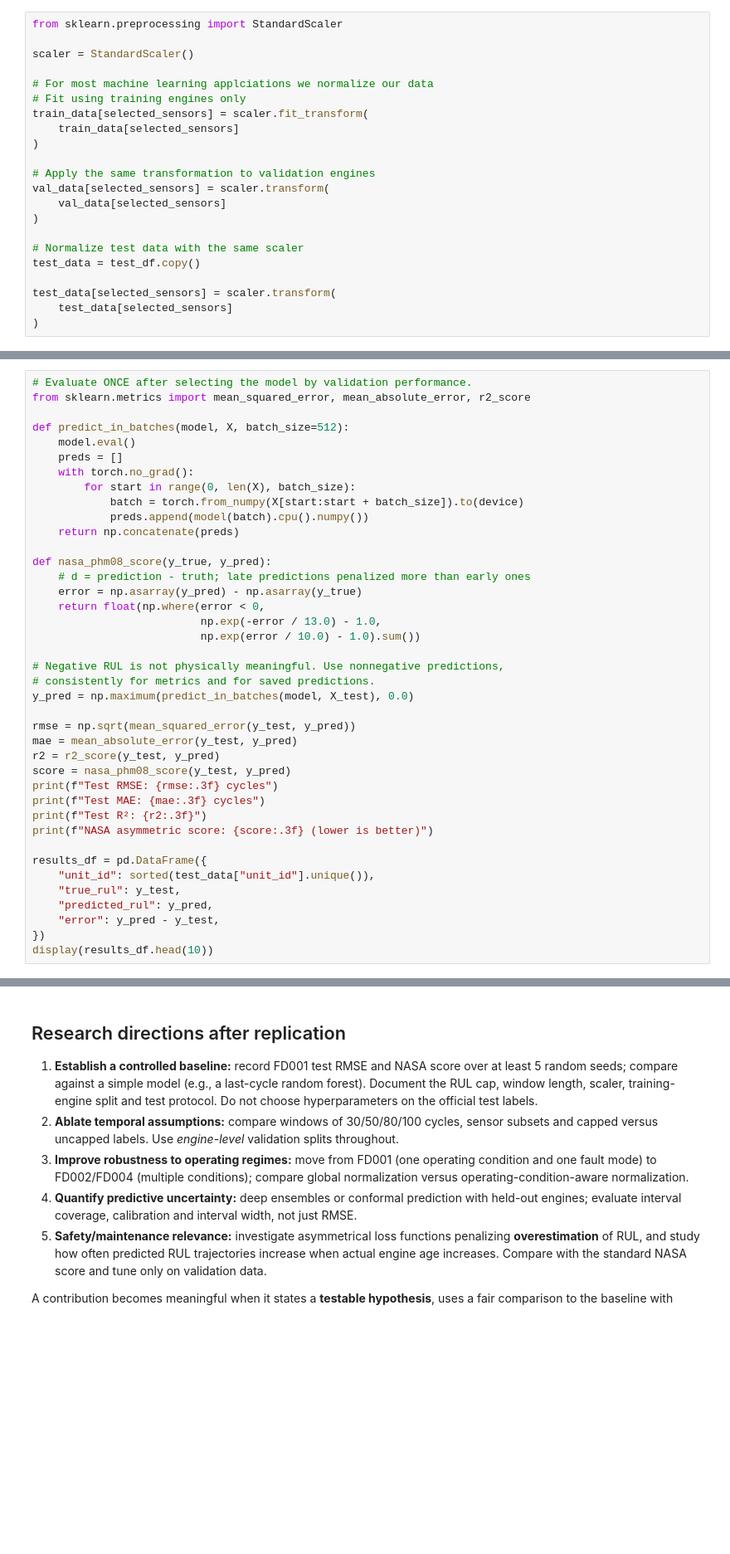
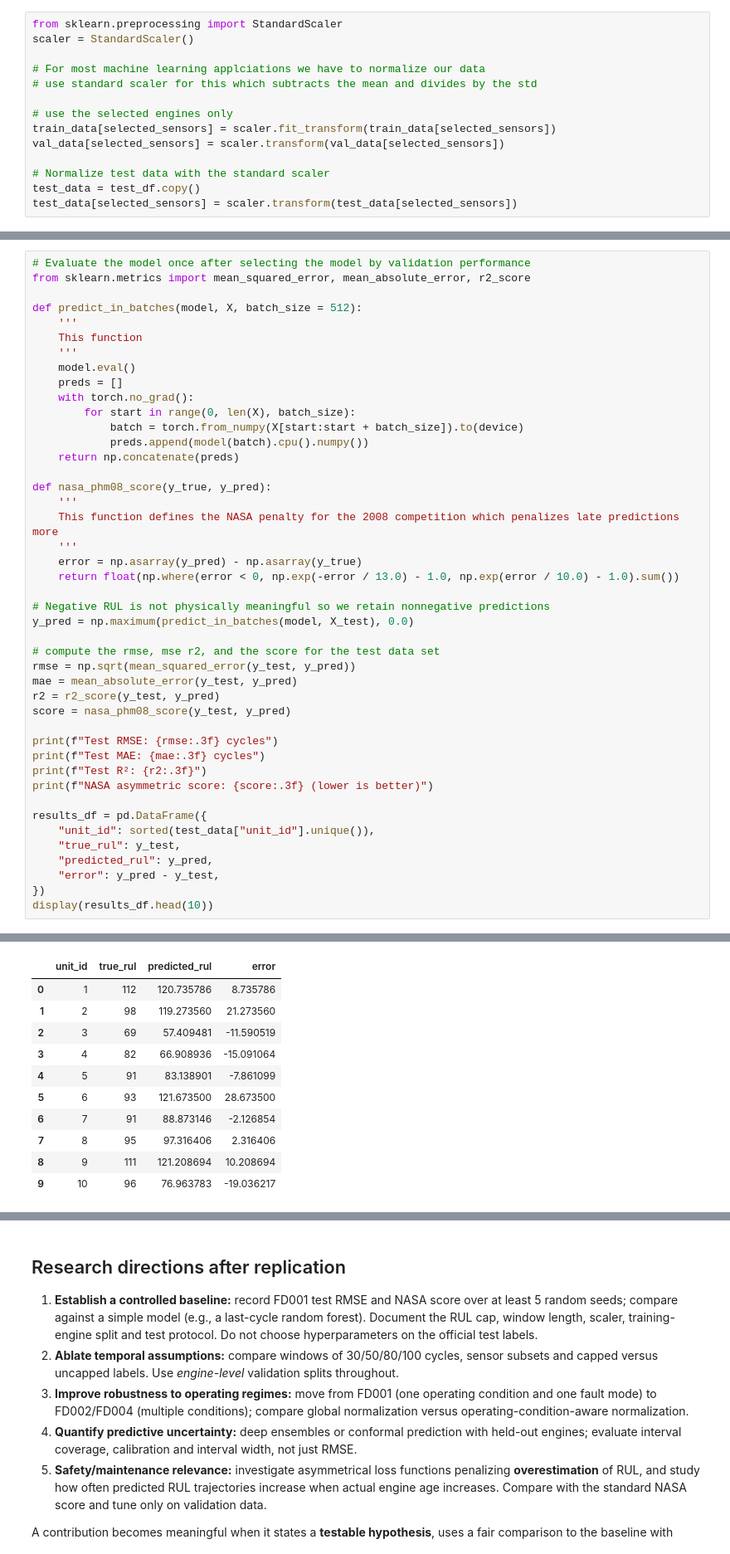
Before and after one commit to JYL2027/COE379L-Project, a Jupyter notebook: LSTMmodel_completed.ipynb, the cells around one changed output, grey strips where cells are left out. Shown at 83% size. Cells and saved outputs as stored; diff of their text form; blank space fills up the shorter version.

```diff
--- a/LSTMmodel_completed.ipynb
+++ b/LSTMmodel_completed.ipynb
@@ -197,25 +175,17 @@ Training engines: 80
 Validation engines: 20
 # %%
 from sklearn.preprocessing import StandardScaler
-
 scaler = StandardScaler()
 
-# For most machine learning applciations we normalize our data
-# Fit using training engines only
-train_data[selected_sensors] = scaler.fit_transform(
-    train_data[selected_sensors]
-)
+# For most machine learning applciations we have to normalize our data
+# use standard scaler for this which subtracts the mean and divides by the std
 
-# Apply the same transformation to validation engines
-val_data[selected_sensors] = scaler.transform(
-    val_data[selected_sensors]
-)
+# use the selected engines only
+train_data[selected_sensors] = scaler.fit_transform(train_data[selected_sensors])
+val_data[selected_sensors] = scaler.transform(val_data[selected_sensors])
 
-# Normalize test data with the same scaler
+# Normalize test data with the standard scaler
 test_data = test_df.copy()
-
-test_data[selected_sensors] = scaler.transform(
-    test_data[selected_sensors]
-)
+test_data[selected_sensors] = scaler.transform(test_data[selected_sensors])
 # %%
 import numpy as np
@@ -480,8 +483,11 @@ plt.show()
 # %%
-# Evaluate ONCE after selecting the model by validation performance.
+# Evaluate the model once after selecting the model by validation performance
 from sklearn.metrics import mean_squared_error, mean_absolute_error, r2_score
 
-def predict_in_batches(model, X, batch_size=512):
+def predict_in_batches(model, X, batch_size = 512):
+    '''
+    This function
+    '''
     model.eval()
     preds = []
     with torch.no_grad():
@@ -491,20 +497,21 @@ def predict_in_batches(model, X, batch_size=512):
     return np.concatenate(preds)
 
 def nasa_phm08_score(y_true, y_pred):
-    # d = prediction - truth; late predictions penalized more than early ones
+    '''
+    This function defines the NASA penalty for the 2008 competition which penalizes late predictions more
+    '''
     error = np.asarray(y_pred) - np.asarray(y_true)
-    return float(np.where(error < 0,
-                          np.exp(-error / 13.0) - 1.0,
-                          np.exp(error / 10.0) - 1.0).sum())
+    return float(np.where(error < 0, np.exp(-error / 13.0) - 1.0, np.exp(error / 10.0) - 1.0).sum())
 
-# Negative RUL is not physically meaningful. Use nonnegative predictions,
-# consistently for metrics and for saved predictions.
+# Negative RUL is not physically meaningful so we retain nonnegative predictions
 y_pred = np.maximum(predict_in_batches(model, X_test), 0.0)
 
+# compute the rmse, mse r2, and the score for the test data set
 rmse = np.sqrt(mean_squared_error(y_test, y_pred))
 mae = mean_absolute_error(y_test, y_pred)
 r2 = r2_score(y_test, y_pred)
 score = nasa_phm08_score(y_test, y_pred)
+
 print(f"Test RMSE: {rmse:.3f} cycles")
 print(f"Test MAE: {mae:.3f} cycles")
 print(f"Test R²: {r2:.3f}")
@@ -517,3 +524,4 @@ results_df = pd.DataFrame({
     "error": y_pred - y_test,
 })
 display(results_df.head(10))
+# %% [output]
@@ -519,0 +532,11 @@ display(results_df.head(10))
+|  | unit_id | true_rul | predicted_rul | error |
+| 0 | 1 | 112 | 120.735786 | 8.735786 |
+| 1 | 2 | 98 | 119.273560 | 21.273560 |
+| 2 | 3 | 69 | 57.409481 | -11.590519 |
+| 3 | 4 | 82 | 66.908936 | -15.091064 |
+| 4 | 5 | 91 | 83.138901 | -7.861099 |
+| 5 | 6 | 93 | 121.673500 | 28.673500 |
+| 6 | 7 | 91 | 88.873146 | -2.126854 |
+| 7 | 8 | 95 | 97.316406 | 2.316406 |
+| 8 | 9 | 111 | 121.208694 | 10.208694 |
+| 9 | 10 | 96 | 76.963783 | -19.036217 |
```
Also changed, not shown: parts of 15 cells of this notebook, 13 other files.
